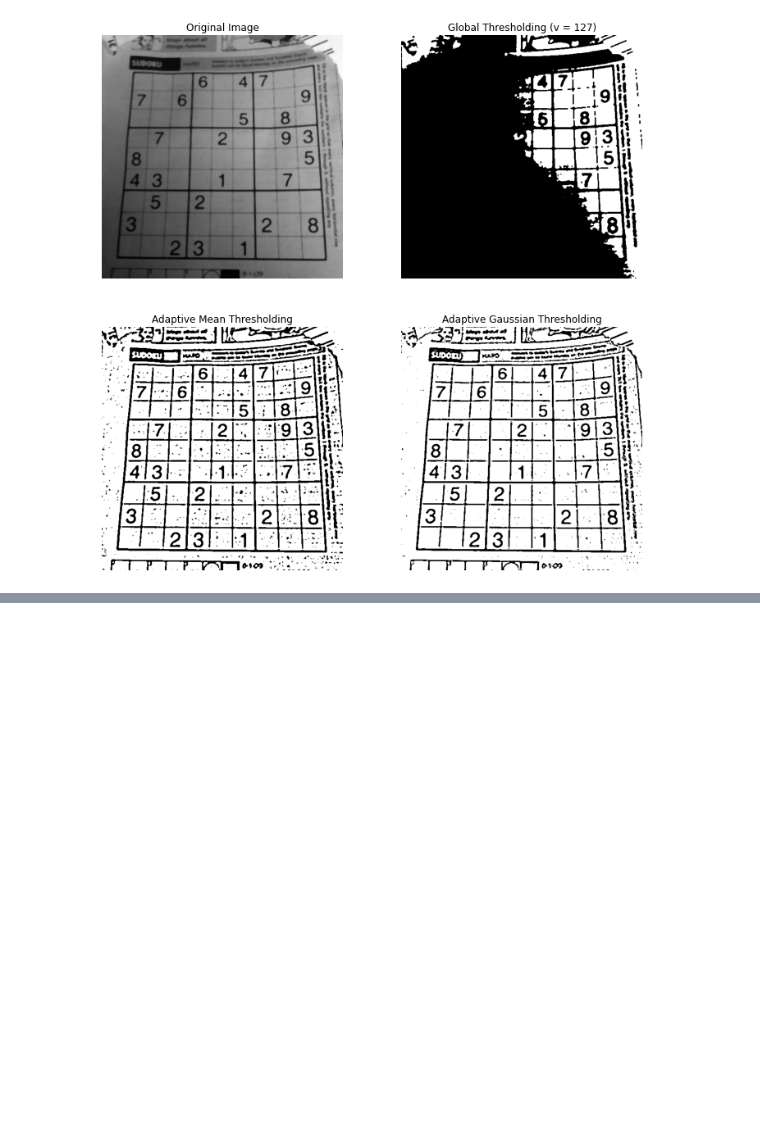
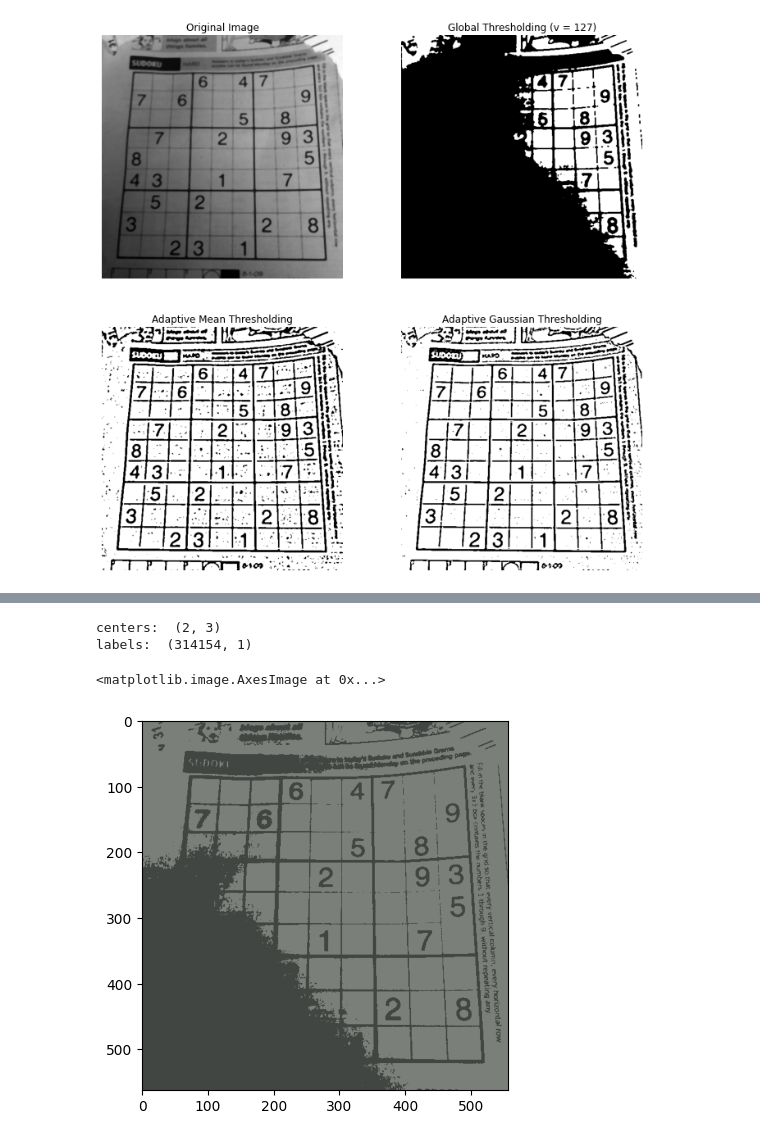
Before and after one commit to monkin77/feup-vc, a Jupyter notebook: weekly_exercises/week5.ipynb, the cells around one changed output, grey strips where cells are left out. Drawn from its saved outputs; the diff is of its cells as text; code cells hidden in the pictures; blank space fills up the shorter version.

```diff
--- a/weekly_exercises/week5.ipynb
+++ b/weekly_exercises/week5.ipynb
@@ -132,0 +153,36 @@ adaptiveThresholding(gray, 11, 2)
+# %%
+# Reshape the image to a 2D array of pixels and 3 color values (RGB)
+pixel_values = img.reshape((-1, 3))
+# Convert to float type
+pixel_values = np.float32(pixel_values)
+
+# Define the criteria to stop the K-means algorithm
+# (Criteria, max_iter, epsilon)
+criteria = (cv2.TERM_CRITERIA_EPS + cv2.TERM_CRITERIA_MAX_ITER, 10, 1.0)
+# Set flags (Just to avoid line break in the code)
+flags = cv2.KMEANS_RANDOM_CENTERS
+
+# Apply K-Means
+retval, labels, centers = cv2.kmeans(pixel_values, 2, None, criteria, 10, flags)
+
+# Convert back to 8 bit values
+centers = np.uint8(centers)
+print("centers: ", centers.shape)
+
+print("labels: ", labels.shape)
+
+
+segmented_data = centers[labels.flatten()]  # Mapping labels to center points
+segmented_image = segmented_data.reshape((img.shape))  # Reshaping data into the original image dimensions
+
+# Plot the results
+plt.imshow(segmented_image)
+
+#cv2.imshow('Segmented Image', segmented_image)
+# cv2.waitKey(0)
+#cv2.destroyAllWindows()
+# %% [output]
+centers:  (2, 3)
+labels:  (314154, 1)
+<matplotlib.image.AxesImage at 0x...>
+[figure, added]
```
Also changed, not shown: parts of 2 cells of this notebook.
